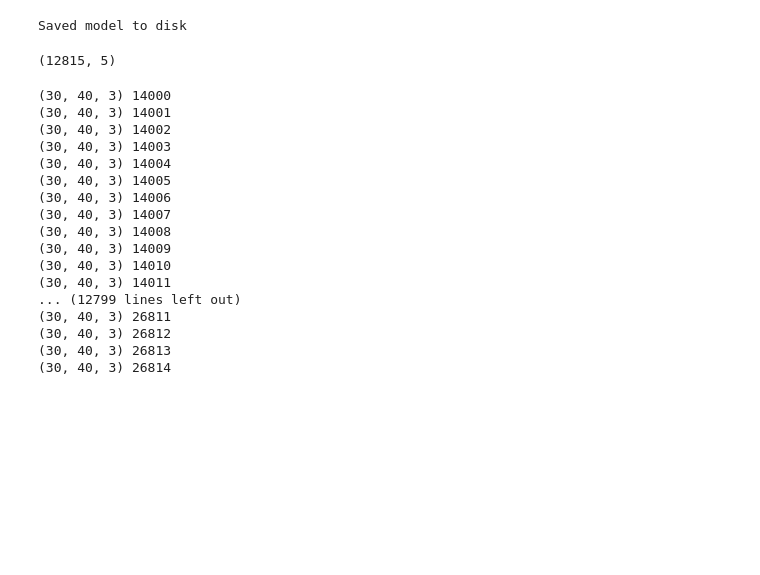
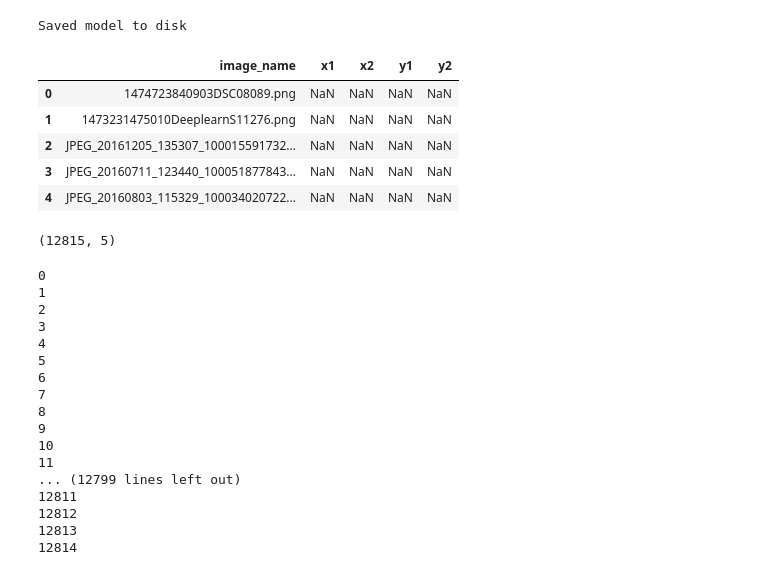
Before and after one commit to ashwinvaswani/FlipkartGrid, a Jupyter notebook: Untitled.ipynb, the cells around one changed output. Cells and saved outputs as stored; diff of their text form; code cells hidden in the pictures; blank space fills up the shorter version.

```diff
--- a/Untitled.ipynb
+++ b/Untitled.ipynb
@@ -283,6 +361,15 @@ print("Saved model to disk")
 Saved model to disk
 # %%
 output=pd.read_csv('test.csv')
+# %%
+output.head()
+# %% [output]
+|  | image_name | x1 | x2 | y1 | y2 |
+| 0 | 1474723840903DSC08089.png | NaN | NaN | NaN | NaN |
+| 1 | 1473231475010DeeplearnS11276.png | NaN | NaN | NaN | NaN |
+| 2 | JPEG_20161205_135307_100015591732... | NaN | NaN | NaN | NaN |
+| 3 | JPEG_20160711_123440_100051877843... | NaN | NaN | NaN | NaN |
+| 4 | JPEG_20160803_115329_100034020722... | NaN | NaN | NaN | NaN |
 # %%
 output.shape
 # %% [output]
@@ -290,38 +377,40 @@ output.shape
 # %%
 label_out=[]
 data_out=[]
-
+i=0
 for imagePath in output['image_name'].values:
-    imgn='images\\'+ imagePath
+    imgn='images/'+ imagePath
+    #print(imgn)
     if imgn in train_img_list :
         image = cv2.imread(imgn)
         imgne=np.array(image)
         #imgnew=imgne.flatten().reshape(1,480*640*3)
         image = cv2.resize(image, (40,30))
-        #gray = cv2.cvtColor(image, cv2.COLOR_BGR2GRAY)
+        blur = cv2.GaussianBlur(image,(5,5),0)
+        #gray = cv2.cvtColor(blur, cv2.COLOR_BGR2GRAY)
         #gray=gray.resize(gray,(160,120))
-        print(image.shape,i)
+        print(i)
         i=1+i
         data_out.append(image)
         label_out.append(imagePath)
 # %% [output]
-(30, 40, 3) 14000
-(30, 40, 3) 14001
-(30, 40, 3) 14002
-(30, 40, 3) 14003
-(30, 40, 3) 14004
-(30, 40, 3) 14005
-(30, 40, 3) 14006
-(30, 40, 3) 14007
-(30, 40, 3) 14008
-(30, 40, 3) 14009
-(30, 40, 3) 14010
-(30, 40, 3) 14011
+0
+1
+2
+3
+4
+5
+6
+7
+8
+9
+10
+11
 ... (12799 lines left out)
-(30, 40, 3) 26811
-(30, 40, 3) 26812
-(30, 40, 3) 26813
-(30, 40, 3) 26814
+12811
+12812
+12813
+12814
 # %%
 d_out=np.array(data_out)/255
 # %%
```
Also changed, not shown: parts of 22 cells of this notebook, 3 other files.
